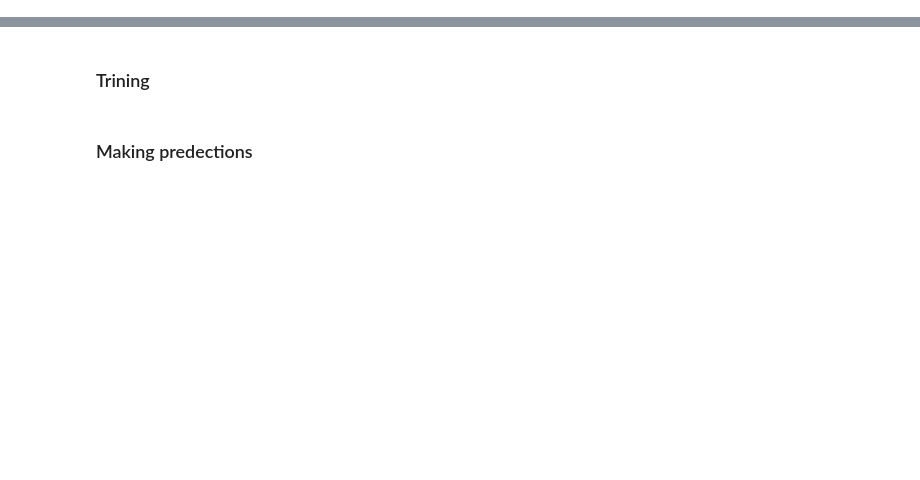
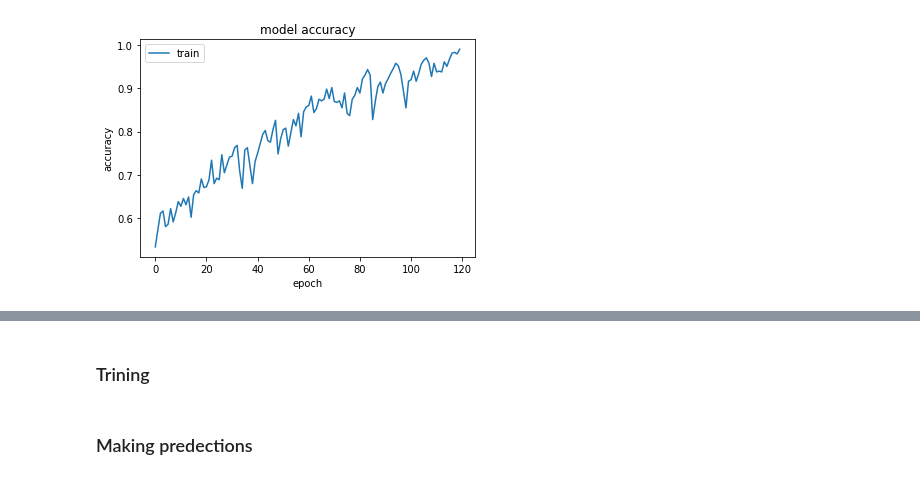
Before and after one commit to shahadalsh/Graduation_project, a Jupyter notebook: NN.ipynb, the cells around one changed output, grey strips where cells are left out. Cells and saved outputs as stored; diff of their text form; code cells hidden in the pictures; blank space fills up the shorter version.

Commit message:
training loss

```diff
--- a/NN.ipynb
+++ b/NN.ipynb
@@ -43,6 +32 @@ model.add(Dense(40, activation='relu'))
 model.add(Dense(1, activation='sigmoid'))
-# %%
-opt = adam_v2.Adam(learning_rate=0.0001)
-model.compile(loss='binary_crossentropy', optimizer=opt, metrics=['accuracy'])
-# %%
-history=model.fit(X, y, validation_split=0.33, epochs=20, batch_size=32)
@@ -82,0 +33,4 @@ plt.show()
+# %%
+model.compile(loss='binary_crossentropy', optimizer='adam', metrics=['accuracy'])
+# %%
+history=model.fit(X, y, epochs=120, batch_size=32)
@@ -82,0 +61,10 @@ plt.show()
+# %%
+plt.plot(history.history['accuracy'])
+#plt.plot(history.history['val_accuracy'])
+plt.title('model accuracy')
+plt.ylabel('accuracy')
+plt.xlabel('epoch')
+plt.legend(['train', 'test'], loc='upper left')
+plt.show()
+# %% [output]
+[figure, added]
```
Also changed, not shown: parts of 17 cells of this notebook.
